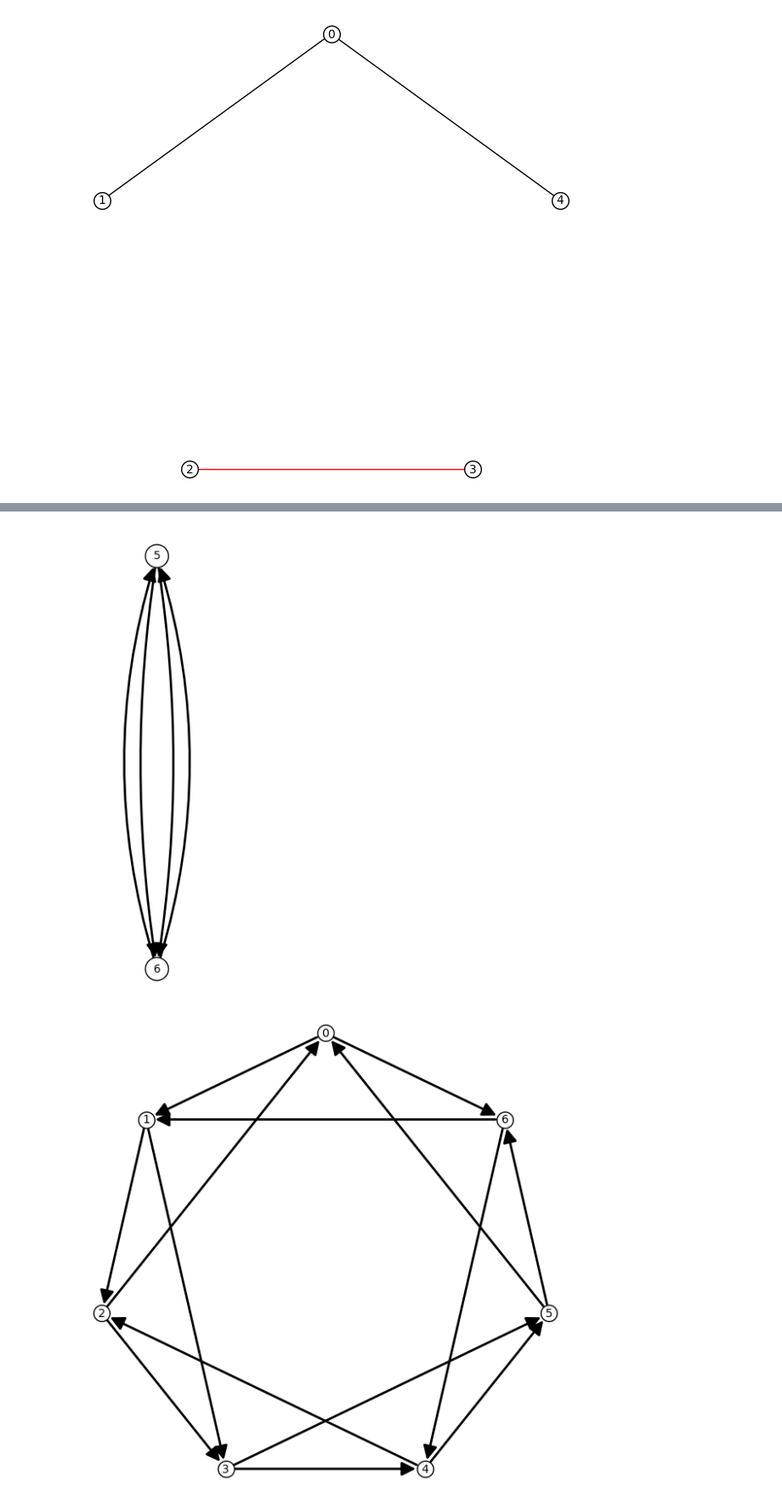
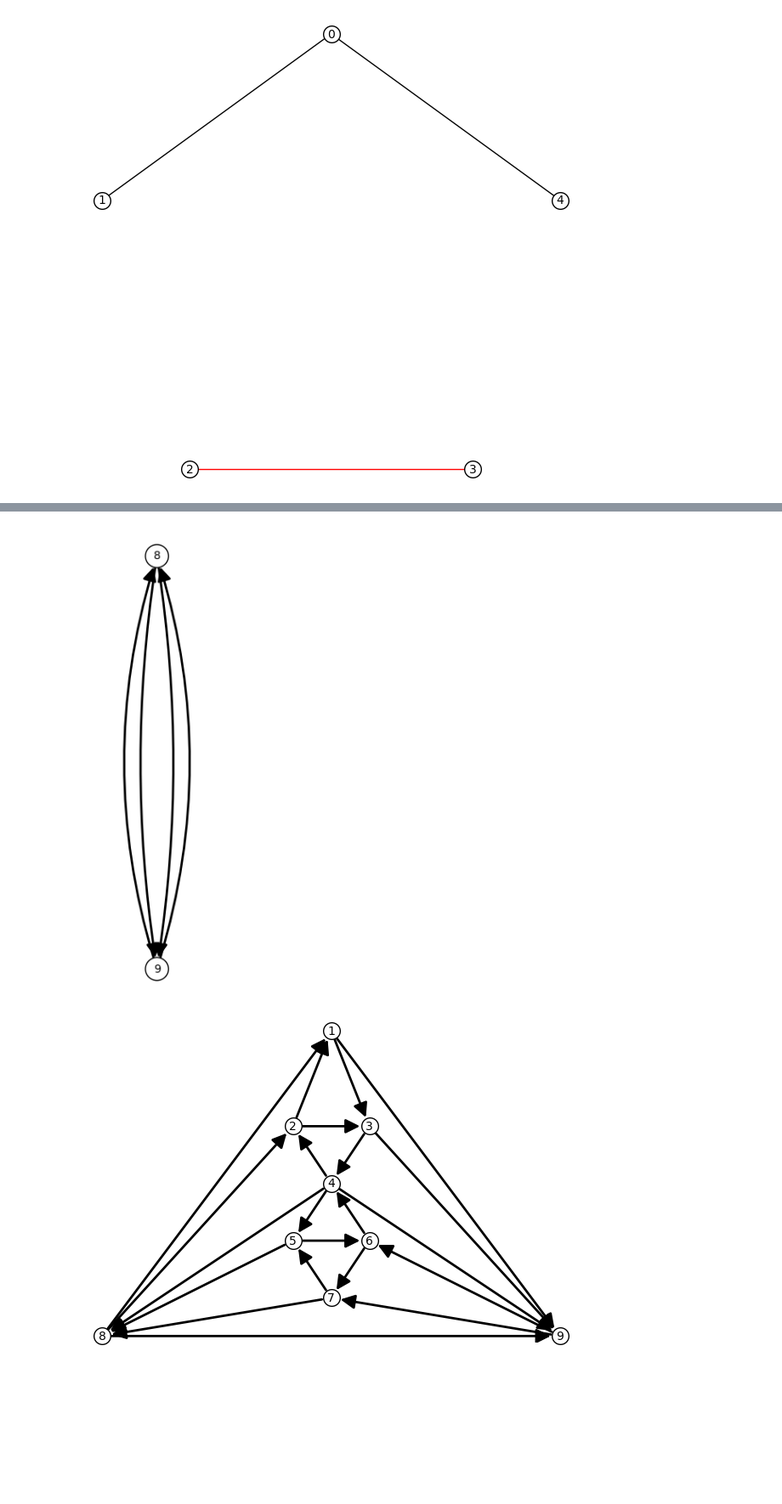
Before and after one commit to tarasyarema/orientations, a Jupyter notebook: tests.ipynb, the cells around one changed output, grey strips where cells are left out. Shown: that part at 85% size. Drawn from its saved outputs; the diff is of its cells as text; code cells hidden in the pictures; blank space fills up the shorter version.

```diff
--- a/tests.ipynb
+++ b/tests.ipynb
@@ -18,6 +18,32 @@ def opts(g=None):
         # 'edge_labels': True,
     }
 
+
+def our_g():
+    return Graph({
+        1: [2, 3, 8, 9],
+        2: [3, 4, 8],
+        3: [4, 9],
+        4: [5, 6, 8, 9],
+        5: [6, 7, 8],
+        6: [7, 9],
+        7: [8, 9],
+        8: [9],
+    })
+
+# Plot the vertices in pre-defined coordinated
+our_positions = {
+    1: [0, +2],
+    2: [-0.5, 0.75],
+    3: [+0.5, 0.75],
+    4: [0, 0],
+    5: [-0.5, -0.75],
+    6: [+0.5, -0.75],
+    7: [0, -1.5],
+    8: [-3, -2],
+    9: [+3, -2],
+}
+
 show = True
 # %%
 g = graphs.PetersenGraph()
@@ -150,9 +216,12 @@ g.plot(**o).save('../presentation/img/5_2.png')
 [figure]
 [figure]
 # %%
-g = graphs.HararyGraph(4, 7)
+# g = graphs.HararyGraph(4, 7)
+g = our_g()
 g.allow_multiple_edges(True)
 o = opts(g)
+o['layout'] = None
+o['pos'] = our_positions
 
 if show:
     g.show(**o)
@@ -222,6 +291,8 @@ if show:
 
 ori = orientation(g, 2)
 o = opts(ori)
+o['layout'] = None
+o['pos'] = our_positions
 
 if show:
     ori.show(**o)
@@ -231,5 +302,5 @@ ori.plot(**o).save('../presentation/img/6_4.png')
 [figure]
-[figure, old version]
+[figure, new version]
 # %%
 g = Graph({
     0: [4],
```
Also changed, not shown: parts of 5 cells of this notebook.
